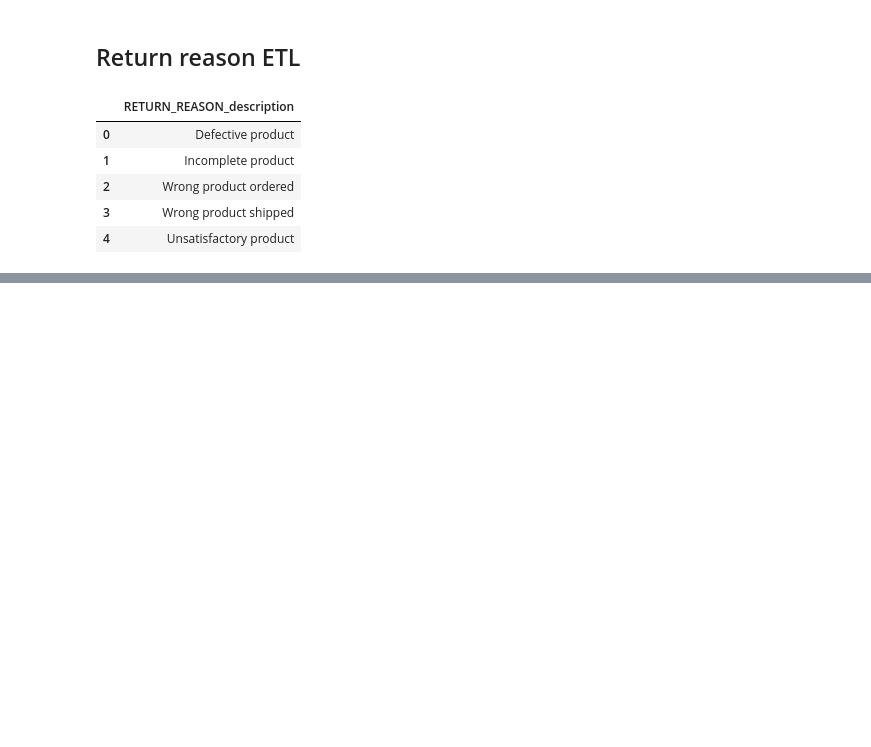
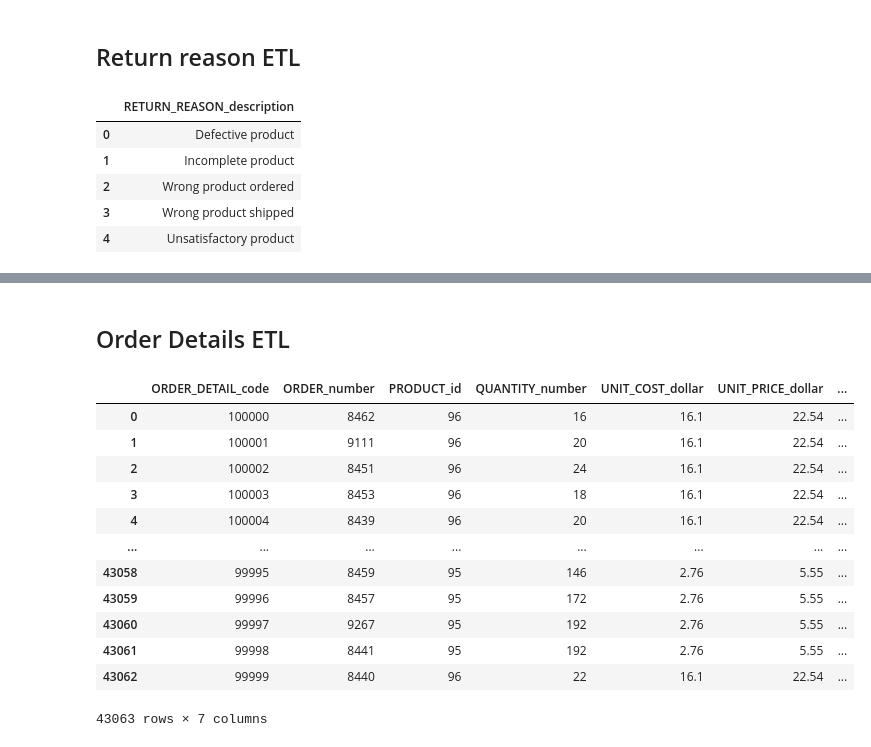
Before and after one commit to Vertcol/Datawarehouse, a Jupyter notebook: ETL.ipynb, the cells around one changed output, grey strips where cells are left out. Saved outputs shown, nothing was run; the diff lists cells and outputs as text; code cells hidden in the pictures; blank space fills up the shorter version.

Commit message:
Add returned item ETL and order details ETL

```diff
--- a/ETL.ipynb
+++ b/ETL.ipynb
@@ -202,7 +202,16 @@ rename_mapping = {
     'MONTH': 'MONTH_number',
     'SATISFACTION_TYPE_DESCRIPTION': 'SATISFACTION_TYPE_description',
     'COURSE_DESCRIPTION': 'COURSE_description',
-    'RETURN_DESCRIPTION_EN': 'RETURN_REASON_description'
+    'RETURN_DESCRIPTION_EN': 'RETURN_REASON_description',
+    'ORDER_DETAIL_CODE': 'ORDER_DETAIL_code',
+    'RETURN_CODE': 'RETURN_code',
+    'RETURN_DATE': 'RETURN_DATE_date',
+    'RETURN_QUANTITY': 'RETURN_QUANTITY_number',
+    'RETURN_REASON_CODE': 'RETURN_REASON_code',
+    'QUANTITY' : 'QUANTITY_number',
+    'UNIT_COST' : 'UNIT_COST_dollar',
+    'UNIT_PRICE' : 'UNIT_PRICE_dollar',
+    'UNIT_SALE_PRICE' : 'UNIT_SALE_PRICE_dollar',
 }
 # %% [markdown]
 ## Product ETL
@@ -386,0 +419,23 @@ return_reason_etl
+# %% [markdown]
+## Order Details ETL
+# %%
+# Rename columns
+order_detail_etl = order_details.rename(columns=rename_mapping)
+# Remove unnecessary columns
+order_detail_etl = order_detail_etl[order_detail_etl.columns.difference(['TRIAL879'])]
+
+order_detail_etl
+# %% [output]
+|  | ORDER_DETAIL_code | ORDER_number | PRODUCT_id | QUANTITY_number | UNIT_COST_dollar | UNIT_PRICE_dollar | ... |
+| 0 | 100000 | 8462 | 96 | 16 | 16.1 | 22.54 | ... |
+| 1 | 100001 | 9111 | 96 | 20 | 16.1 | 22.54 | ... |
+| 2 | 100002 | 8451 | 96 | 24 | 16.1 | 22.54 | ... |
+| 3 | 100003 | 8453 | 96 | 18 | 16.1 | 22.54 | ... |
+| 4 | 100004 | 8439 | 96 | 20 | 16.1 | 22.54 | ... |
+| ... | ... | ... | ... | ... | ... | ... | ... |
+| 43058 | 99995 | 8459 | 95 | 146 | 2.76 | 5.55 | ... |
+| 43059 | 99996 | 8457 | 95 | 172 | 2.76 | 5.55 | ... |
+| 43060 | 99997 | 9267 | 95 | 192 | 2.76 | 5.55 | ... |
+| 43061 | 99998 | 8441 | 95 | 192 | 2.76 | 5.55 | ... |
+| 43062 | 99999 | 8440 | 96 | 22 | 16.1 | 22.54 | ... |
+43063 rows × 7 columns
```
Also changed, not shown: parts of 2 cells of this notebook.
